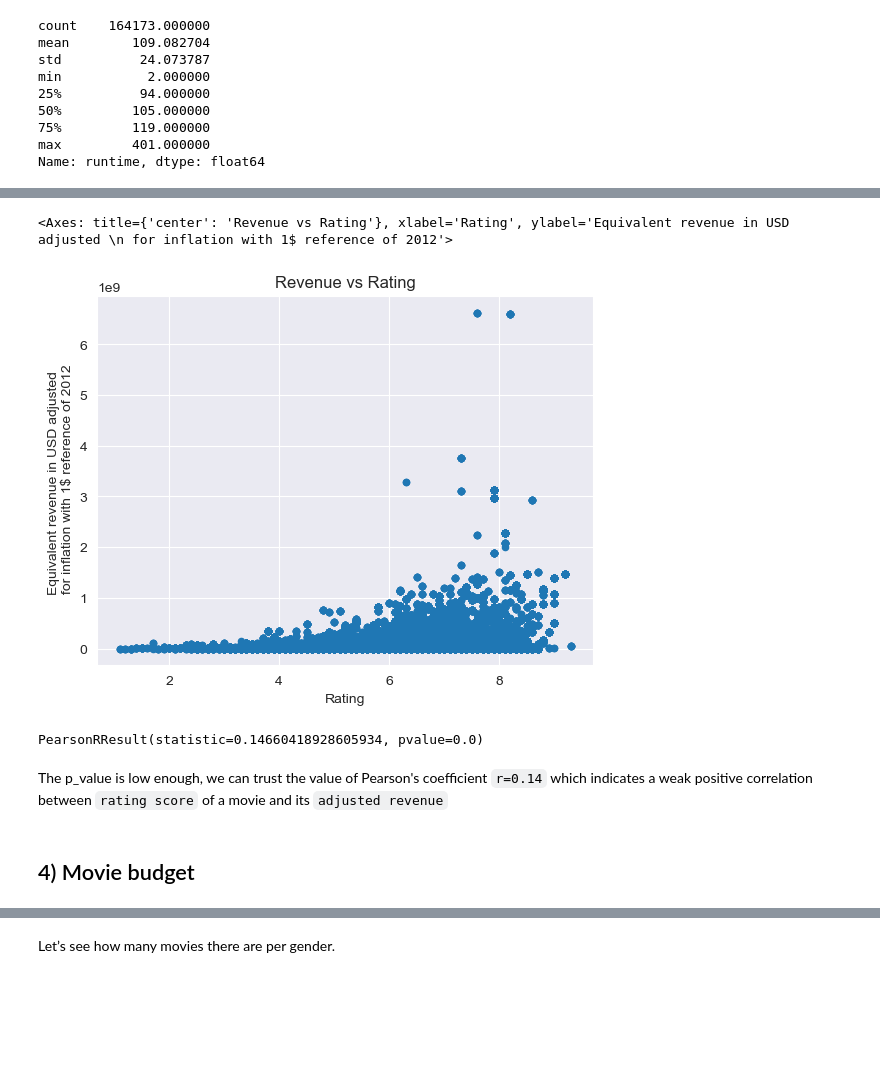
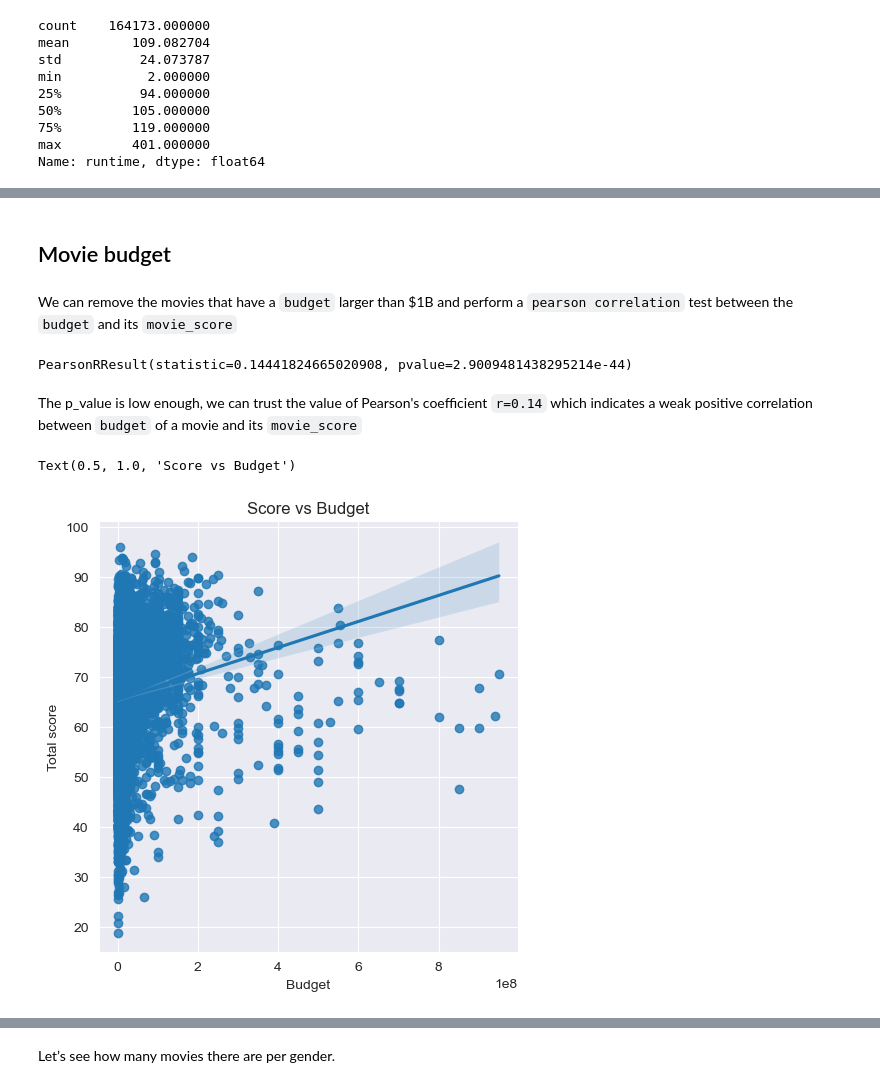
Before and after one commit to epfl-ada/ada-2023-project-dataexplorers, a Jupyter notebook: run.ipynb, the cells around one changed output, grey strips where cells are left out. Cells and saved outputs as stored; diff of their text form; code cells hidden in the pictures; blank space fills up the shorter version.

```diff
--- a/run.ipynb
+++ b/run.ipynb
@@ -828,16 +828,24 @@ scraped_grouped.sort_values(by="adjusted_revenue", ascending=False).head(20).plo
-# %%
-# plot revenue adjusted against rating score
-merged_all.plot(kind="scatter", x="rating_score", y="adjusted_revenue", title="Revenue vs Rating", xlabel="Rating", ylabel="Equivalent revenue in USD adjusted \n for inflation with 1$ reference of 2012")
-# %% [output]
-<Axes: title={'center': 'Revenue vs Rating'}, xlabel='Rating', ylabel='Equivalent revenue in USD adjusted \n for inflation with 1$ reference of 2012'>
-[figure, removed]
-# %%
-non_nan_scraped_merge = merged_all[~merged_all["rating_score"].isna()]
-non_nan_scraped_merge = non_nan_scraped_merge[~non_nan_scraped_merge["adjusted_revenue"].isna()]
-stats.pearsonr(non_nan_scraped_merge["rating_score"], non_nan_scraped_merge["adjusted_revenue"])
-# %% [output]
-PearsonRResult(statistic=0.14660418928605934, pvalue=0.0)
-# %% [markdown]
-The p_value is low enough, we can trust the value of Pearson's coefficient `r=0.14` which indicates a weak positive correlation between `rating score` of a movie and its `adjusted revenue`
 # %% [markdown]
-## 4) Movie budget
+## Movie budget
+# %% [markdown]
+We can remove the movies that have a `budget` larger than $1B and perform a `pearson correlation` test between the `budget` and its `movie_score`
+# %%
+non_nan_budget = movies.copy(deep=True)
+non_nan_budget = non_nan_budget[~non_nan_budget["budget"].isna()]
+
+non_nan_budget = non_nan_budget[non_nan_budget["budget"] < 1e9]
+
+stats.pearsonr(non_nan_budget["budget"], non_nan_budget["movie_score"])
+# %% [output]
+PearsonRResult(statistic=0.14441824665020908, pvalue=2.9009481438295214e-44)
+# %% [markdown]
+The p_value is low enough, we can trust the value of Pearson's coefficient `r=0.14` which indicates a weak positive correlation between `budget` of a movie and its `movie_score`
+# %%
+# plotting revenue vs runtime with a linear regression
+sns.lmplot(x="budget", y="movie_score", data=non_nan_budget)
+plt.xlabel("Budget")
+plt.ylabel("Total score")
+plt.title("Score vs Budget")
+# %% [output]
+Text(0.5, 1.0, 'Score vs Budget')
+[figure, added]
```
Also changed, not shown: parts of 29 cells of this notebook, 7 other files.
